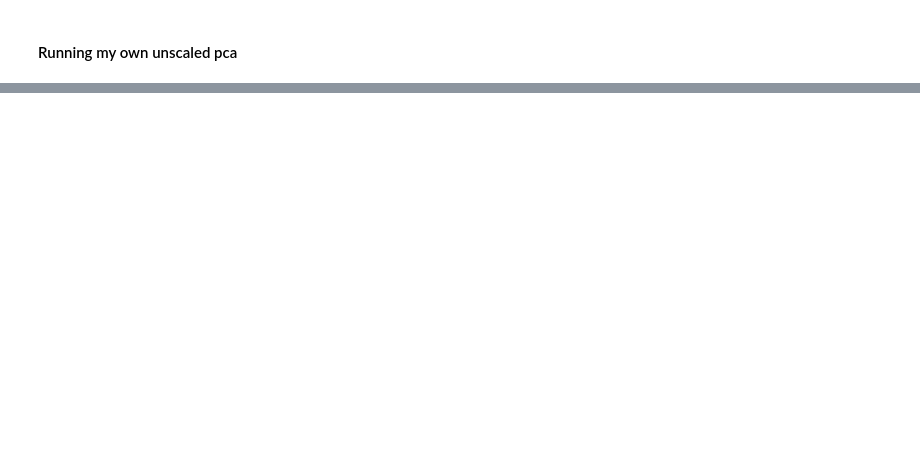
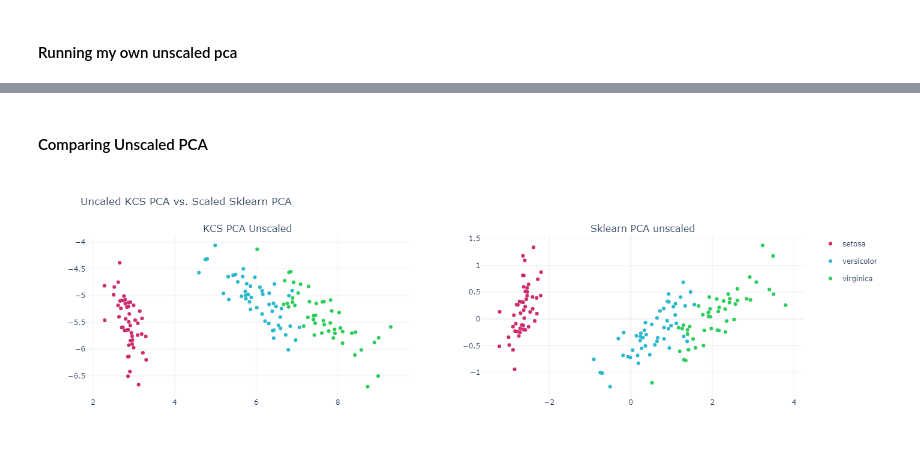
Before and after one commit to kcstauffer21/CS6180_Clustering, a Jupyter notebook: Assignment_2/Assignment_2_KCS.ipynb, the cells around one changed output, grey strips where cells are left out. Drawn from its saved outputs; the diff is of its cells as text; code cells hidden in the pictures; blank space fills up the shorter version.

```diff
--- a/Assignment_2/Assignment_2_KCS.ipynb
+++ b/Assignment_2/Assignment_2_KCS.ipynb
@@ -137,0 +203,18 @@ print(pca_sklearn_data.head())
+# %% [markdown]
+#### Comparing Unscaled PCA
+# %%
+fig = make_subplots(rows=1, cols=2,
+                    subplot_titles=['KCS PCA Unscaled', 'Sklearn PCA unscaled'])
+
+for i, species in enumerate(df_kcs_pca_unscaled.classes.unique()):
+    temp = df_kcs_pca_unscaled[df_kcs_pca_unscaled.classes == species].reset_index(drop=True)
+    fig.add_trace(go.Scatter(x=temp['PC0'], y=temp['PC1'], mode='markers', name=species, legendgroup=species, marker=dict(color=cmap[species]), showlegend=True), row=1, col=1)
+
+for i, species in enumerate(pca_sklearn_unscaled_data.classes.unique()):
+    temp = pca_sklearn_unscaled_data[pca_sklearn_unscaled_data.classes == species].reset_index(drop=True)
+    fig.add_trace(go.Scatter(x=temp['PC0'], y=temp['PC1'], mode='markers', name=species, legendgroup=species, marker=dict(color=cmap[species]), showlegend=False), row=1, col=2)
+
+fig.update_layout(template='plotly_white', title='Uncaled KCS PCA vs. Scaled Sklearn PCA ')
+plotly.offline.iplot(fig, filename='temp.html')
+# %% [output]
+[figure, added]
```
Also changed, not shown: parts of 16 cells of this notebook.
